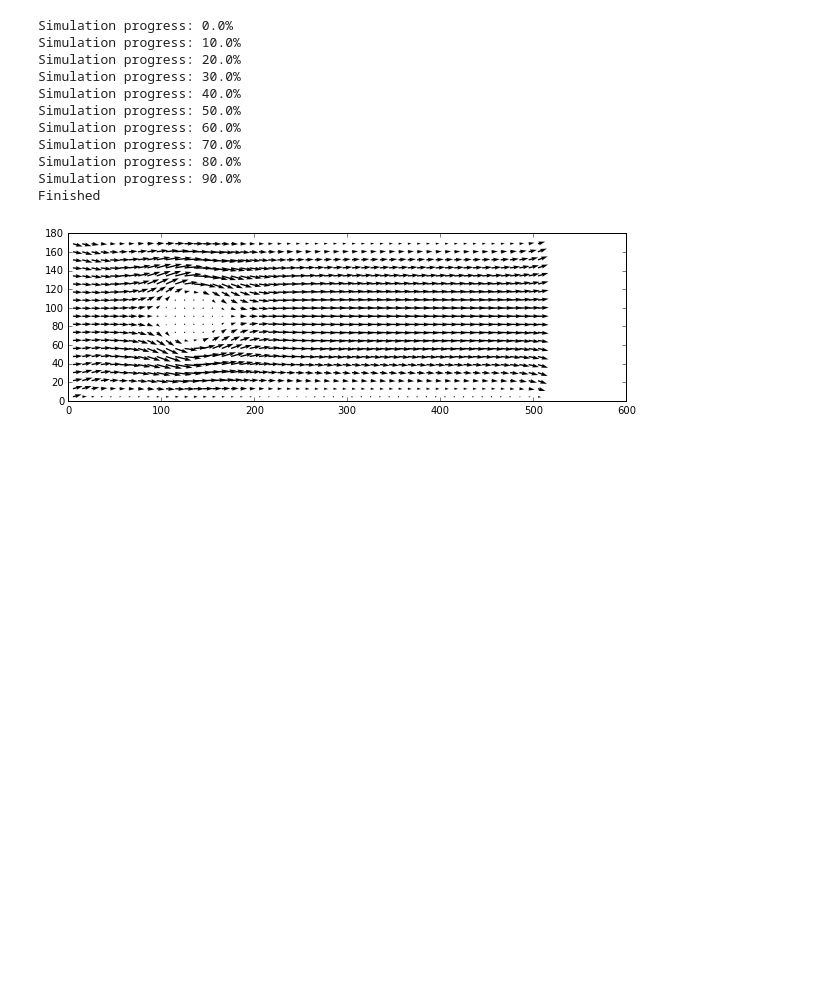
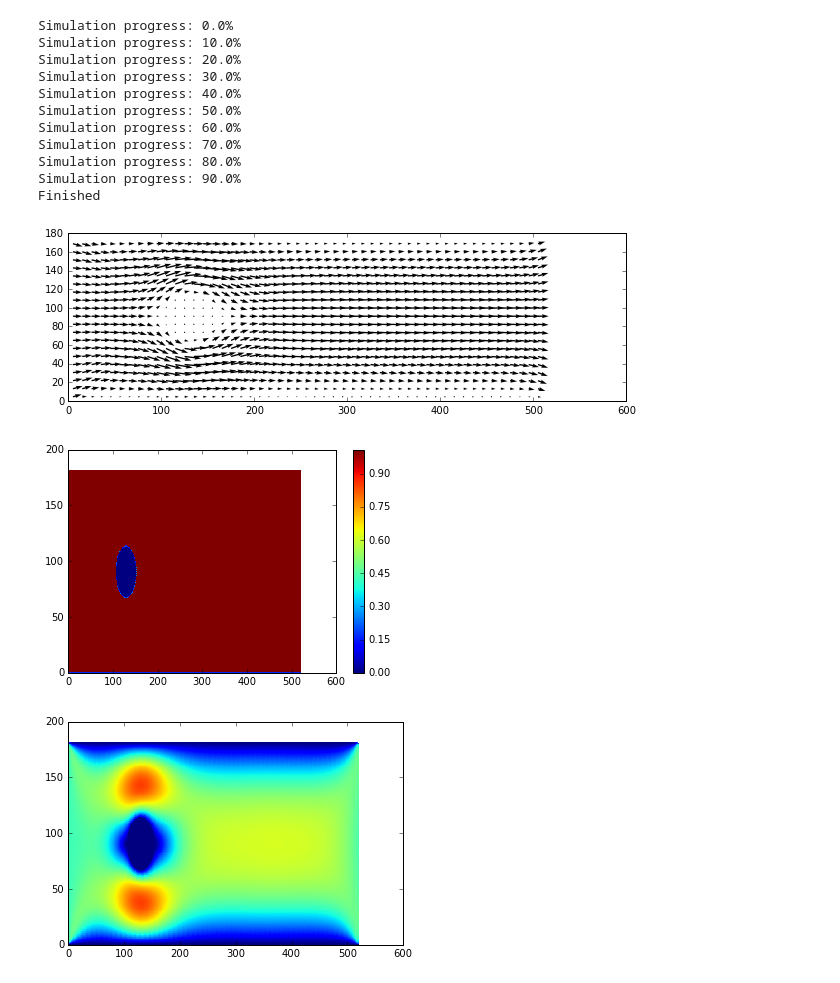
Before and after one commit to szwetsloot/comp-phys-lb, a Jupyter notebook: LBJesseInletOutletBC.ipynb, the cells around one changed output. Drawn from its saved outputs; the diff is of its cells as text; code cells hidden in the pictures; blank space fills up the shorter version.

```diff
--- a/LBJesseInletOutletBC.ipynb
+++ b/LBJesseInletOutletBC.ipynb
@@ -247,6 +247,8 @@ f_prev[:,:] = f_init[:,:]
 
 #f_prev[bc_noslip_i, ]
 # %%
+convergence = np.zeros((num_iter))
+
 warnings.simplefilter("error")
 
 visualize = False
@@ -283,7 +285,10 @@ for t in range(num_iter):
     f_eq[:,:] = calc_f_eq(rho, u, e, w_e, c)
 
     # collision step
-    f_prev[interior_i,:] = f_prev[interior_i,:] - omega * (f_prev[interior_i,:] - f_eq[interior_i,:])
+    f_diff = f_prev[interior_i,:] - f_eq[interior_i,:]
+    f_prev[interior_i,:] = f_prev[interior_i,:] - omega * (f_diff)
+
+    convergence[t] = np.sum(f_diff*f_diff)
 
     # streaming step
     for i in range(q):
@@ -346,5 +351,12 @@ plt.show()
 # %%
 plt.pcolor(grid_x, grid_y, rho.reshape(grid_x.shape))
 plt.colorbar()
 
 plt.show()
+
+plt.figure()
+plt.pcolor(grid_x, grid_y, np.linalg.norm(u_grid, axis=2))
+plt.show()
+# %% [output]
+[figure, added]
+[figure, added]
```
Also changed, not shown: parts of 6 cells of this notebook, 6 other files.
